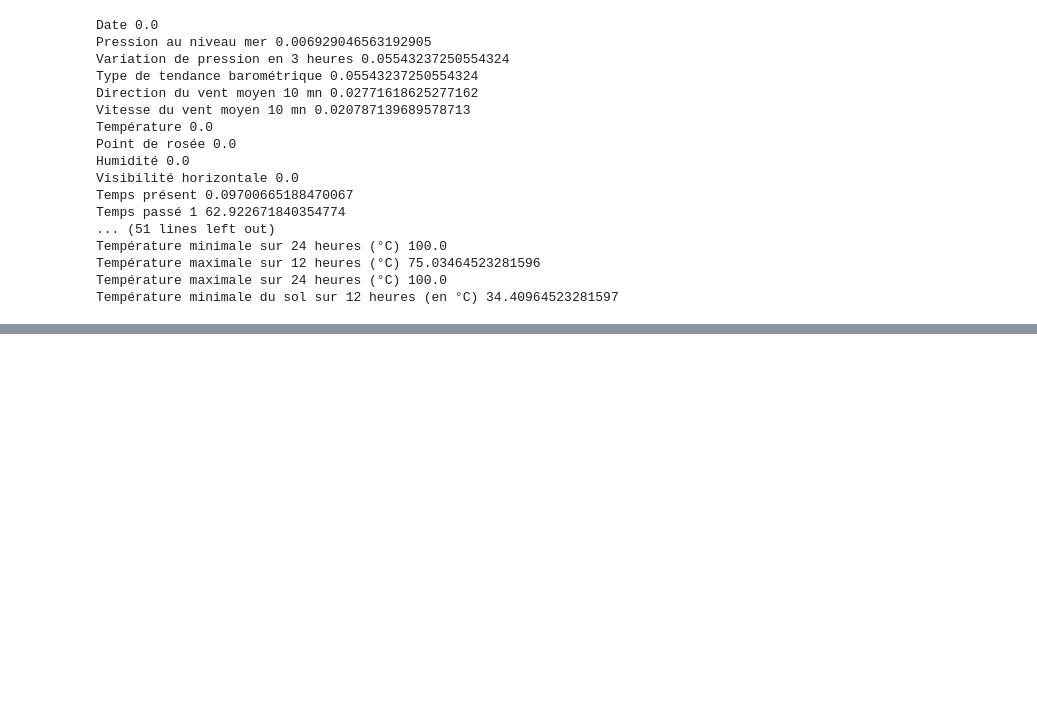
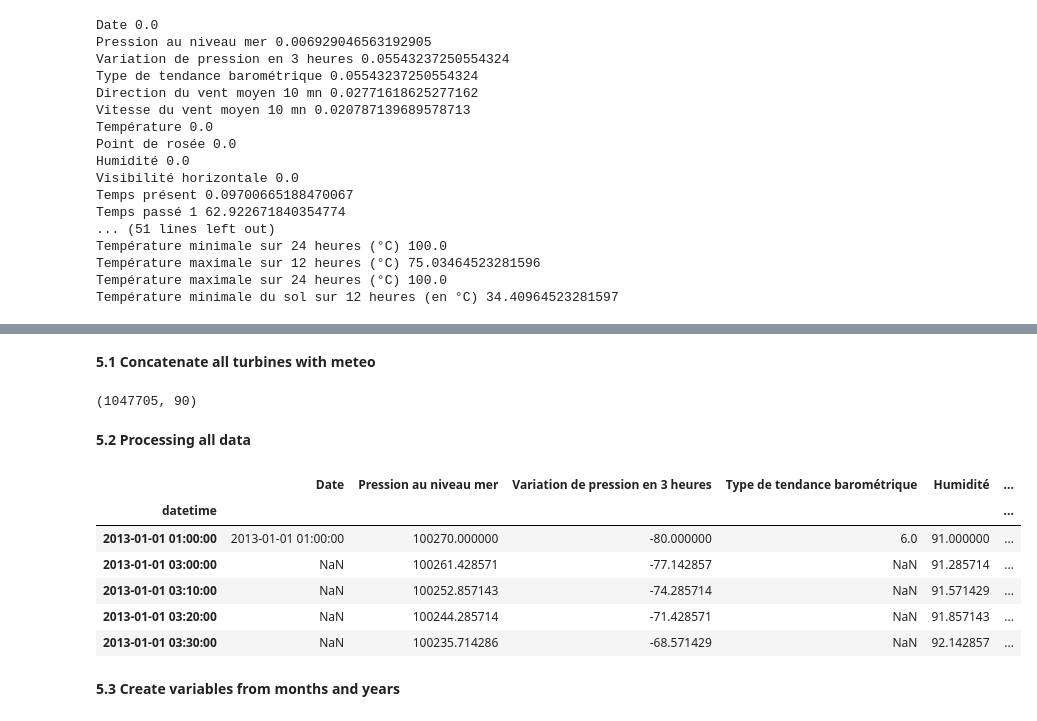
Before and after one commit to SchaubClerigue/A-3-hour-Power-Prediction-from-Monitored-Wind-Turbines, a Jupyter notebook: Untitled.ipynb, the cells around one changed output, grey strips where cells are left out. Cells and saved outputs as stored; diff of their text form; code cells hidden in the pictures; blank space fills up the shorter version.

```diff
--- a/Untitled.ipynb
+++ b/Untitled.ipynb
@@ -263,0 +425,5 @@ for column, NaN in zip(df_met.columns, nulls_meteo): # iterate through columns a
+# %% [markdown]
+**5.1 Concatenate all turbines with meteo**
+# %%
+# Concatenate 3 dataframes without duplicates
+df_4turb= pd.concat([df_turb11, df_turb21, df_turb36, df_turb90]).drop_duplicates() #.reset_index(drop=True)
@@ -263,0 +432,17 @@ for column, NaN in zip(df_met.columns, nulls_meteo): # iterate through columns a
+# %%
+df_4turb.shape
+# %% [output]
+(1047705, 90)
+# %% [markdown]
+**5.2 Processing all data**
+# %%
+#pd.set_option('display.max_columns', None)
+df_4turb.head()
+# %% [output]
+|  | Date | Pression au niveau mer | Variation de pression en 3 heures | Type de tendance barométrique | Humidité | ... |
+| datetime |  |  |  |  |  | ... |
+| 2013-01-01 01:00:00 | 2013-01-01 01:00:00 | 100270.000000 | -80.000000 | 6.0 | 91.000000 | ... |
+| 2013-01-01 03:00:00 | NaN | 100261.428571 | -77.142857 | NaN | 91.285714 | ... |
+| 2013-01-01 03:10:00 | NaN | 100252.857143 | -74.285714 | NaN | 91.571429 | ... |
+| 2013-01-01 03:20:00 | NaN | 100244.285714 | -71.428571 | NaN | 91.857143 | ... |
+| 2013-01-01 03:30:00 | NaN | 100235.714286 | -68.571429 | NaN | 92.142857 | ... |
@@ -263,0 +468,2 @@ for column, NaN in zip(df_met.columns, nulls_meteo): # iterate through columns a
+# %% [markdown]
+**5.3 Create variables from months and years**
```
Also changed, not shown: parts of 31 cells of this notebook.
